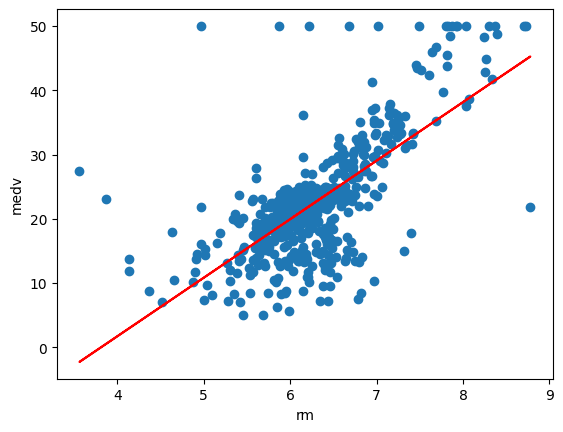
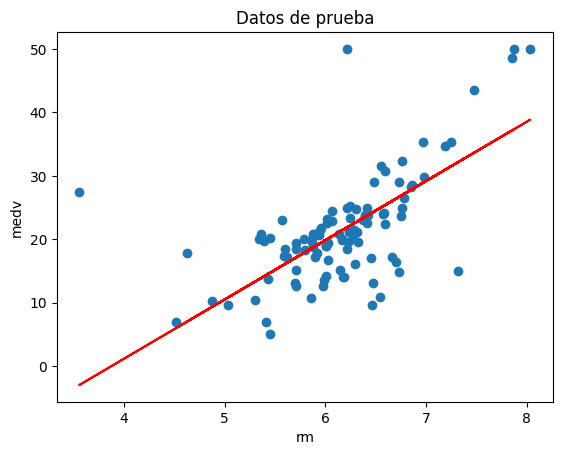
Code edit (unified diff) that turned the first committed figure into the second:
--- before
+++ after
@@ -1,11 +1,12 @@
 import matplotlib.pyplot as plt
 
-# Datos reales
-plt.scatter(X, y)
+# Datos de prueba reales
+plt.scatter(X_test, y_test)
 
-# Recta de regresión
-plt.plot(X, y_pred, color="red")
+# Predicción del modelo
+plt.plot(X_test, y_pred, color="red")
 
 plt.xlabel("rm")
 plt.ylabel("medv")
+plt.title("Datos de prueba")
 plt.show()

Commit: Corrección actividad 1: métricas (MAE, MSE, R2) y análisis de residuos